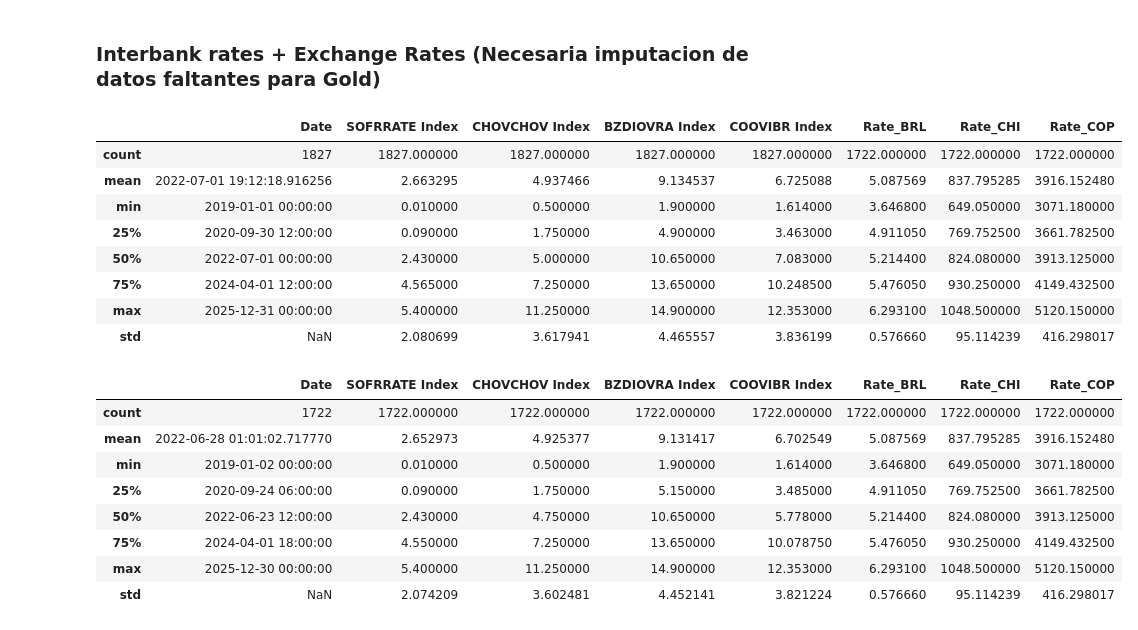
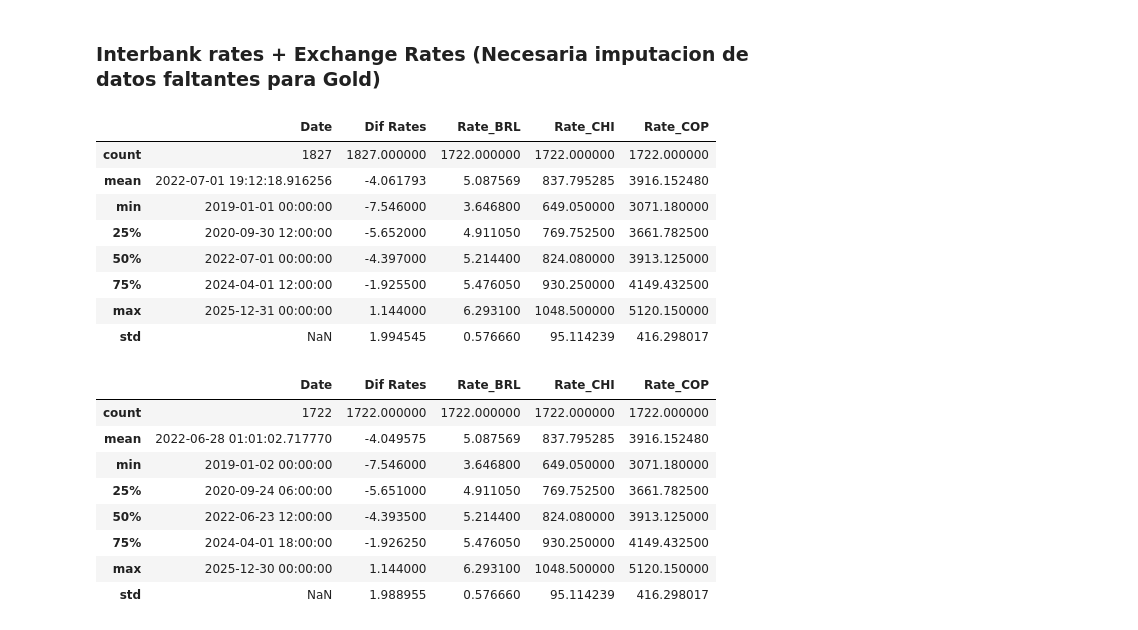
Before and after one commit to oscardi777/Test-Codigos, a Jupyter notebook: Data_predict/data_caracteristica.ipynb, the cells around one changed output. Saved outputs shown, nothing was run; the diff lists cells and outputs as text; code cells hidden in the pictures.

```diff
--- a/Data_predict/data_caracteristica.ipynb
+++ b/Data_predict/data_caracteristica.ipynb
@@ -34,6 +34,8 @@ df_cop_usd.head()
 | 4 | 1993-01-07 | 0.0047 | 383.59 | 737.98 |
 # %%
 df_rates = load_xlsx(DATA_RATES_PATH)["Hoja1"]
+
+df_rates = df_rates[["Dates", "SOFRRATE Index", "COOVIBR Index"]]
 
 df_rates["Dates"] = pd.to_datetime(df_rates["Dates"])
 
@@ -221,23 +149,27 @@ plt.show()
 # %% [markdown]
 ### Interbank rates + Exchange Rates (Necesaria imputacion de datos faltantes para Gold)
 # %%
-df_rates_interbank = df[["Date", "SOFRRATE Index", "CHOVCHOV Index", "BZDIOVRA Index", "COOVIBR Index"]].copy()
+df_rates_interbank = df.copy()
+
+df_rates_interbank["Dif Rates"] = df_rates_interbank["SOFRRATE Index"] - df_rates_interbank["COOVIBR Index"]
+
+df_rates_interbank = df_rates_interbank.drop(columns=["SOFRRATE Index", "COOVIBR Index"])
 
 df_rates_interbank = pd.merge(df_rates_interbank, df_cop_usd, on="Date", how="left")
 
 df_rates_interbank.rename(columns={'Últ precio': 'Gold'}, inplace=True)
 
 df_rates_interbank.describe()
 # %% [output]
-|  | Date | SOFRRATE Index | CHOVCHOV Index | BZDIOVRA Index | COOVIBR Index | Rate_BRL | Rate_CHI | Rate_COP |
-| count | 1827 | 1827.000000 | 1827.000000 | 1827.000000 | 1827.000000 | 1722.000000 | 1722.000000 | 1722.000000 |
-| mean | 2022-07-01 19:12:18.916256 | 2.663295 | 4.937466 | 9.134537 | 6.725088 | 5.087569 | 837.795285 | 3916.152480 |
-| min | 2019-01-01 00:00:00 | 0.010000 | 0.500000 | 1.900000 | 1.614000 | 3.646800 | 649.050000 | 3071.180000 |
-| 25% | 2020-09-30 12:00:00 | 0.090000 | 1.750000 | 4.900000 | 3.463000 | 4.911050 | 769.752500 | 3661.782500 |
-| 50% | 2022-07-01 00:00:00 | 2.430000 | 5.000000 | 10.650000 | 7.083000 | 5.214400 | 824.080000 | 3913.125000 |
-| 75% | 2024-04-01 12:00:00 | 4.565000 | 7.250000 | 13.650000 | 10.248500 | 5.476050 | 930.250000 | 4149.432500 |
-| max | 2025-12-31 00:00:00 | 5.400000 | 11.250000 | 14.900000 | 12.353000 | 6.293100 | 1048.500000 | 5120.150000 |
-| std | NaN | 2.080699 | 3.617941 | 4.465557 | 3.836199 | 0.576660 | 95.114239 | 416.298017 |
+|  | Date | Dif Rates | Rate_BRL | Rate_CHI | Rate_COP |
+| count | 1827 | 1827.000000 | 1722.000000 | 1722.000000 | 1722.000000 |
+| mean | 2022-07-01 19:12:18.916256 | -4.061793 | 5.087569 | 837.795285 | 3916.152480 |
+| min | 2019-01-01 00:00:00 | -7.546000 | 3.646800 | 649.050000 | 3071.180000 |
+| 25% | 2020-09-30 12:00:00 | -5.652000 | 4.911050 | 769.752500 | 3661.782500 |
+| 50% | 2022-07-01 00:00:00 | -4.397000 | 5.214400 | 824.080000 | 3913.125000 |
+| 75% | 2024-04-01 12:00:00 | -1.925500 | 5.476050 | 930.250000 | 4149.432500 |
+| max | 2025-12-31 00:00:00 | 1.144000 | 6.293100 | 1048.500000 | 5120.150000 |
+| std | NaN | 1.994545 | 0.576660 | 95.114239 | 416.298017 |
 # %%
 df_rates_interbank = df_rates_interbank.dropna(
     subset=["Rate_BRL", "Rate_CHI", "Rate_COP"],
@@ -246,13 +178,13 @@ df_rates_interbank = df_rates_interbank.dropna(
 
 df_rates_interbank.describe()
 # %% [output]
-|  | Date | SOFRRATE Index | CHOVCHOV Index | BZDIOVRA Index | COOVIBR Index | Rate_BRL | Rate_CHI | Rate_COP |
-| count | 1722 | 1722.000000 | 1722.000000 | 1722.000000 | 1722.000000 | 1722.000000 | 1722.000000 | 1722.000000 |
-| mean | 2022-06-28 01:01:02.717770 | 2.652973 | 4.925377 | 9.131417 | 6.702549 | 5.087569 | 837.795285 | 3916.152480 |
-| min | 2019-01-02 00:00:00 | 0.010000 | 0.500000 | 1.900000 | 1.614000 | 3.646800 | 649.050000 | 3071.180000 |
-| 25% | 2020-09-24 06:00:00 | 0.090000 | 1.750000 | 5.150000 | 3.485000 | 4.911050 | 769.752500 | 3661.782500 |
-| 50% | 2022-06-23 12:00:00 | 2.430000 | 4.750000 | 10.650000 | 5.778000 | 5.214400 | 824.080000 | 3913.125000 |
-| 75% | 2024-04-01 18:00:00 | 4.550000 | 7.250000 | 13.650000 | 10.078750 | 5.476050 | 930.250000 | 4149.432500 |
-| max | 2025-12-30 00:00:00 | 5.400000 | 11.250000 | 14.900000 | 12.353000 | 6.293100 | 1048.500000 | 5120.150000 |
-| std | NaN | 2.074209 | 3.602481 | 4.452141 | 3.821224 | 0.576660 | 95.114239 | 416.298017 |
+|  | Date | Dif Rates | Rate_BRL | Rate_CHI | Rate_COP |
+| count | 1722 | 1722.000000 | 1722.000000 | 1722.000000 | 1722.000000 |
+| mean | 2022-06-28 01:01:02.717770 | -4.049575 | 5.087569 | 837.795285 | 3916.152480 |
+| min | 2019-01-02 00:00:00 | -7.546000 | 3.646800 | 649.050000 | 3071.180000 |
+| 25% | 2020-09-24 06:00:00 | -5.651000 | 4.911050 | 769.752500 | 3661.782500 |
+| 50% | 2022-06-23 12:00:00 | -4.393500 | 5.214400 | 824.080000 | 3913.125000 |
+| 75% | 2024-04-01 18:00:00 | -1.926250 | 5.476050 | 930.250000 | 4149.432500 |
+| max | 2025-12-30 00:00:00 | 1.144000 | 6.293100 | 1048.500000 | 5120.150000 |
+| std | NaN | 1.988955 | 0.576660 | 95.114239 | 416.298017 |
 # %%
```
Also changed, not shown: parts of 11 cells of this notebook, 9 other files.
